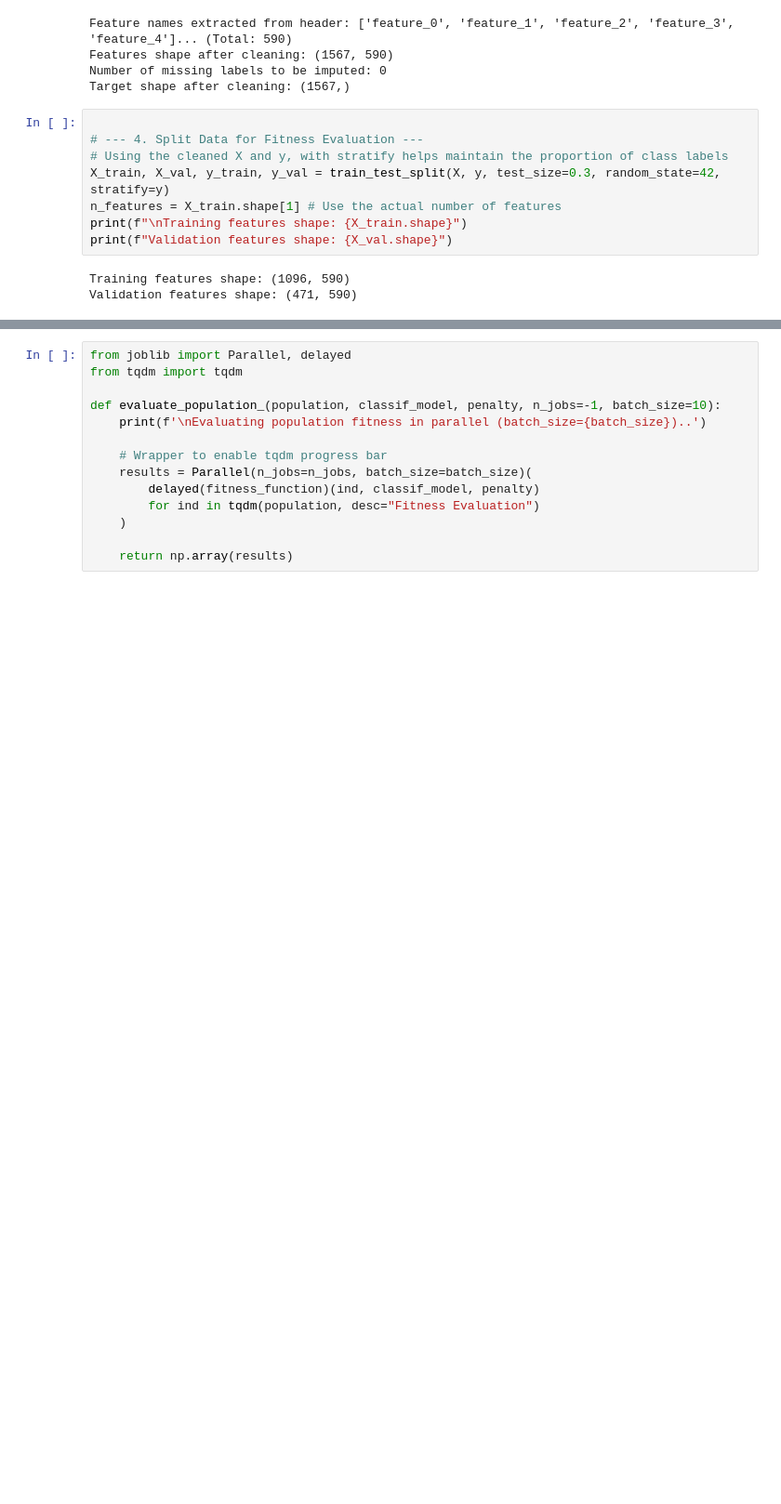
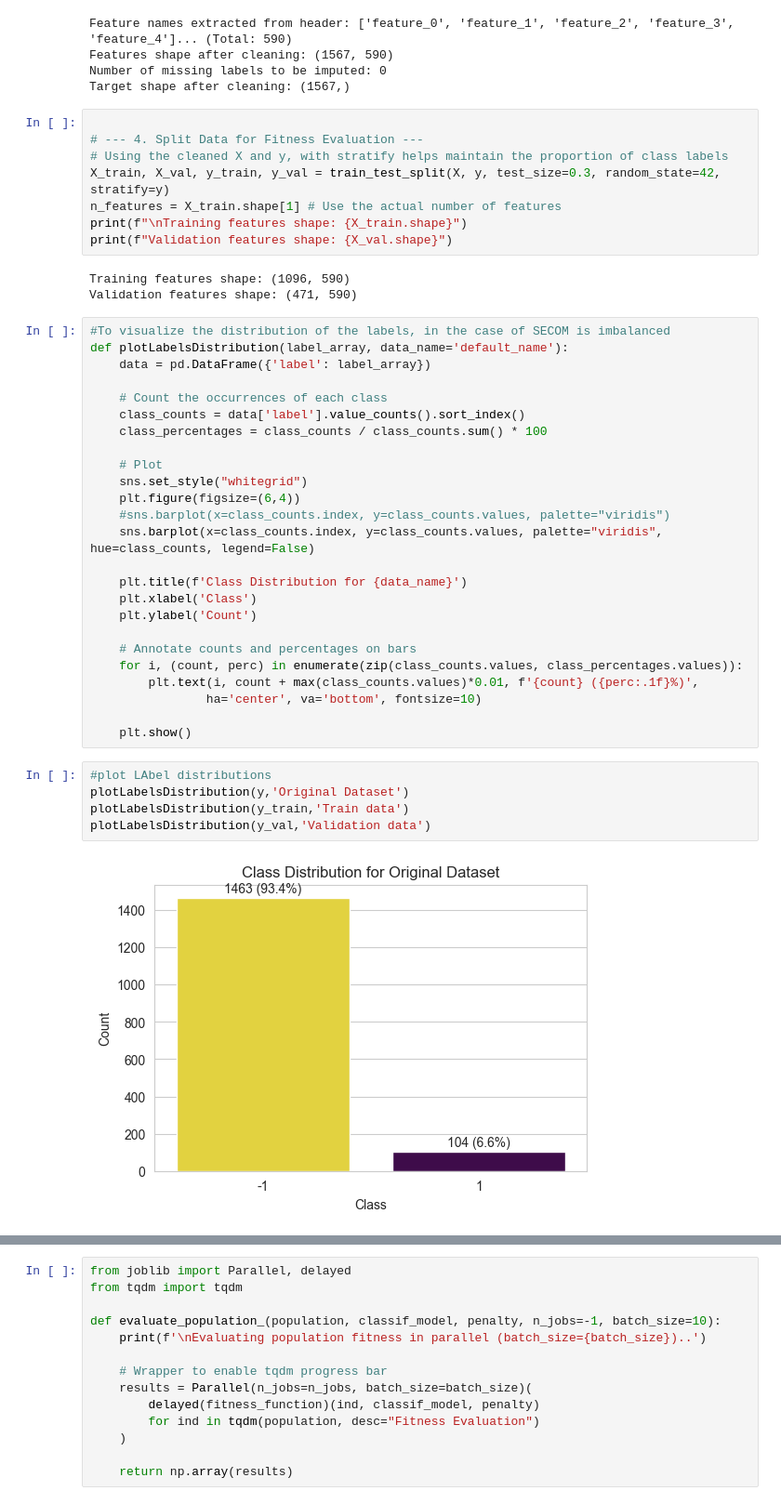
Before and after one commit to emdataeng/hga_feature_reduction, a Jupyter notebook: HGA_generic.ipynb, the cells around one changed output, grey strips where cells are left out. Shown at 93% size. Drawn from its saved outputs; the diff is of its cells as text; blank space fills up the shorter version.

```diff
--- a/HGA_generic.ipynb
+++ b/HGA_generic.ipynb
@@ -161,3 +144,35 @@ print(f"Validation features shape: {X_val.shape}")
 # %% [output]
 Training features shape: (1096, 590)
 Validation features shape: (471, 590)
+# %%
+#To visualize the distribution of the labels, in the case of SECOM is imbalanced
+def plotLabelsDistribution(label_array, data_name='default_name'):
+    data = pd.DataFrame({'label': label_array})
+
+    # Count the occurrences of each class
+    class_counts = data['label'].value_counts().sort_index()
+    class_percentages = class_counts / class_counts.sum() * 100
+
+    # Plot
+    sns.set_style("whitegrid")
+    plt.figure(figsize=(6,4))
+    #sns.barplot(x=class_counts.index, y=class_counts.values, palette="viridis")
+    sns.barplot(x=class_counts.index, y=class_counts.values, palette="viridis", hue=class_counts, legend=False)
+
+    plt.title(f'Class Distribution for {data_name}')
+    plt.xlabel('Class')
+    plt.ylabel('Count')
+
+    # Annotate counts and percentages on bars
+    for i, (count, perc) in enumerate(zip(class_counts.values, class_percentages.values)):
+        plt.text(i, count + max(class_counts.values)*0.01, f'{count} ({perc:.1f}%)',
+                ha='center', va='bottom', fontsize=10)
+
+    plt.show()
+# %%
+#plot LAbel distributions
+plotLabelsDistribution(y,'Original Dataset')
+plotLabelsDistribution(y_train,'Train data')
+plotLabelsDistribution(y_val,'Validation data')
+# %% [output]
+[figure, added]
```
Also changed, not shown: parts of 10 cells of this notebook.
